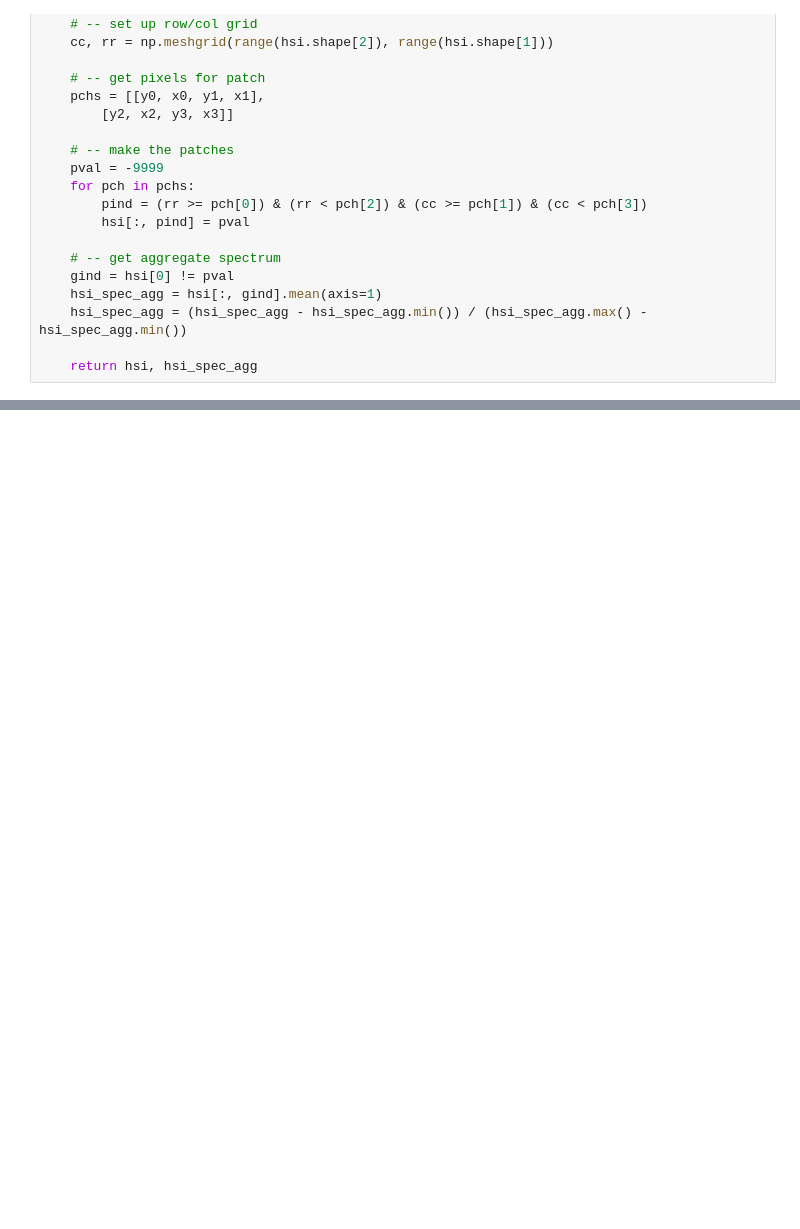
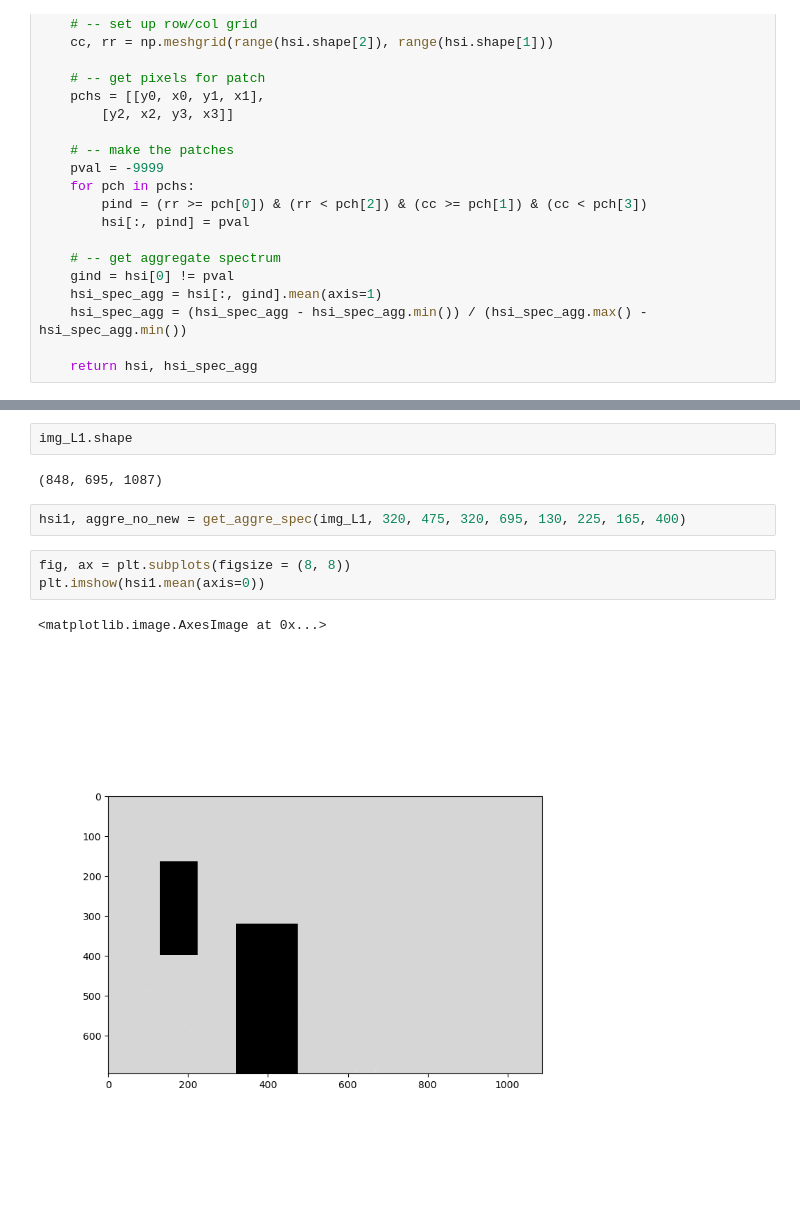
Before and after one commit to gdobler/lighting-tech-changeover, a Jupyter notebook: ltco/The_aggregate_spec.ipynb, the cells around one changed output, grey strips where cells are left out. Saved outputs shown, nothing was run; the diff lists cells and outputs as text; blank space fills up the shorter version.

```diff
--- a/ltco/The_aggregate_spec.ipynb
+++ b/ltco/The_aggregate_spec.ipynb
@@ -83,0 +107,12 @@ plt.imshow(hsi0.mean(axis=0))
+# %%
+img_L1.shape
+# %% [output]
+(848, 695, 1087)
+# %%
+hsi1, aggre_no_new = get_aggre_spec(img_L1, 320, 475, 320, 695, 130, 225, 165, 400)
+# %%
+fig, ax = plt.subplots(figsize = (8, 8))
+plt.imshow(hsi1.mean(axis=0))
+# %% [output]
+<matplotlib.image.AxesImage at 0x...>
+[figure, added]
```
Also changed, not shown: parts of 16 cells of this notebook, 5 other files.
